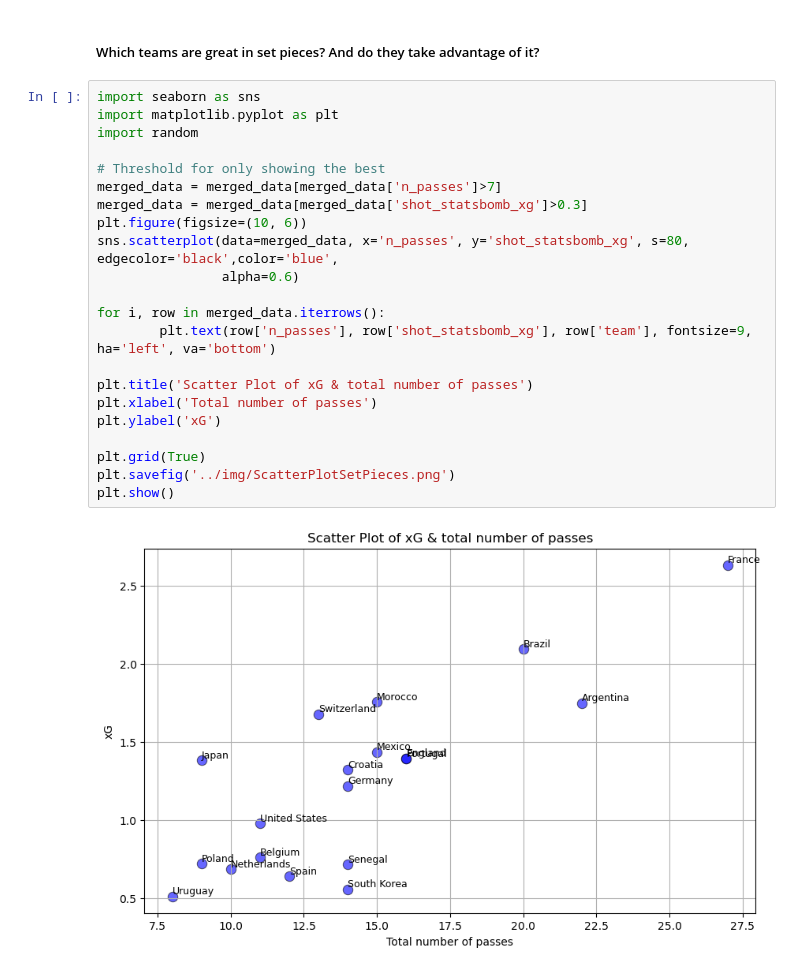
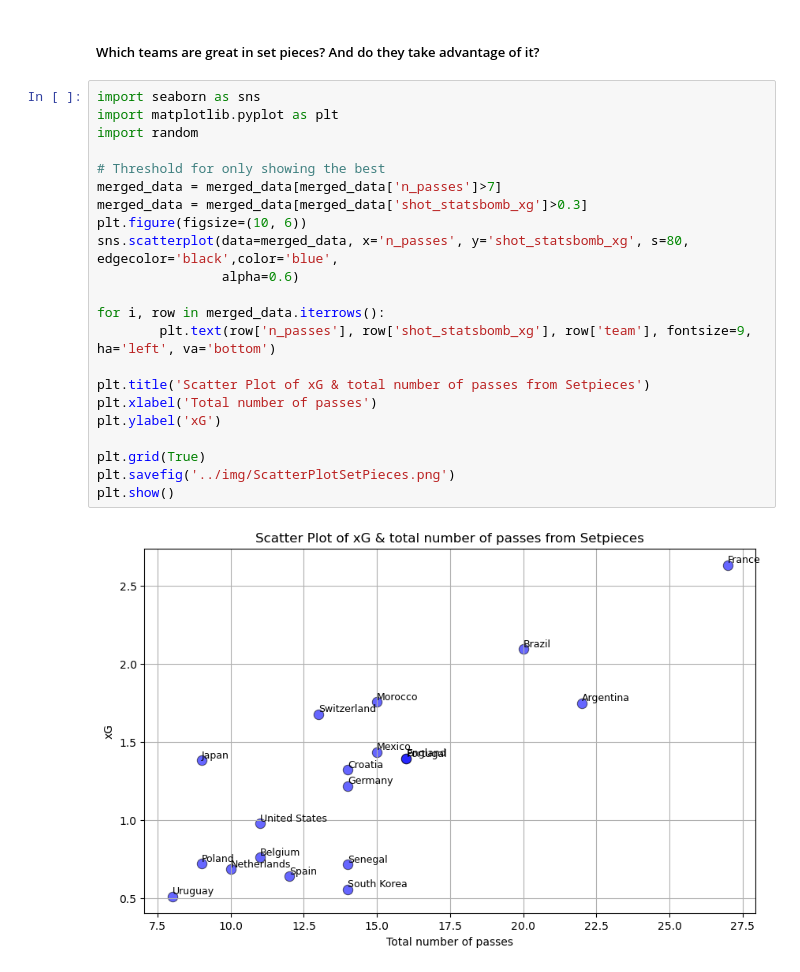
Before and after one commit to GabrielGausachs/WC2022-passes-analysed, a Jupyter notebook: code/Setpieces_teams.ipynb, the cells around one changed output. Saved outputs shown, nothing was run; the diff lists cells and outputs as text.

```diff
--- a/code/Setpieces_teams.ipynb
+++ b/code/Setpieces_teams.ipynb
@@ -84,24 +84,24 @@ display(merged_data.head())
 # %%
 import seaborn as sns
 import matplotlib.pyplot as plt
 import random
 
 # Threshold for only showing the best
 merged_data = merged_data[merged_data['n_passes']>7]
 merged_data = merged_data[merged_data['shot_statsbomb_xg']>0.3]
 plt.figure(figsize=(10, 6))
 sns.scatterplot(data=merged_data, x='n_passes', y='shot_statsbomb_xg', s=80, edgecolor='black',color='blue',
                 alpha=0.6)
 
 for i, row in merged_data.iterrows():
         plt.text(row['n_passes'], row['shot_statsbomb_xg'], row['team'], fontsize=9, ha='left', va='bottom')
 
-plt.title('Scatter Plot of xG & total number of passes')
+plt.title('Scatter Plot of xG & total number of passes from Setpieces')
 plt.xlabel('Total number of passes')
 plt.ylabel('xG')
 
 plt.grid(True)
 plt.savefig('../img/ScatterPlotSetPieces.png')
 plt.show()
 # %% [output]
-[figure, old version]
+[figure, new version]
```
Also changed, not shown: 3 other files.
